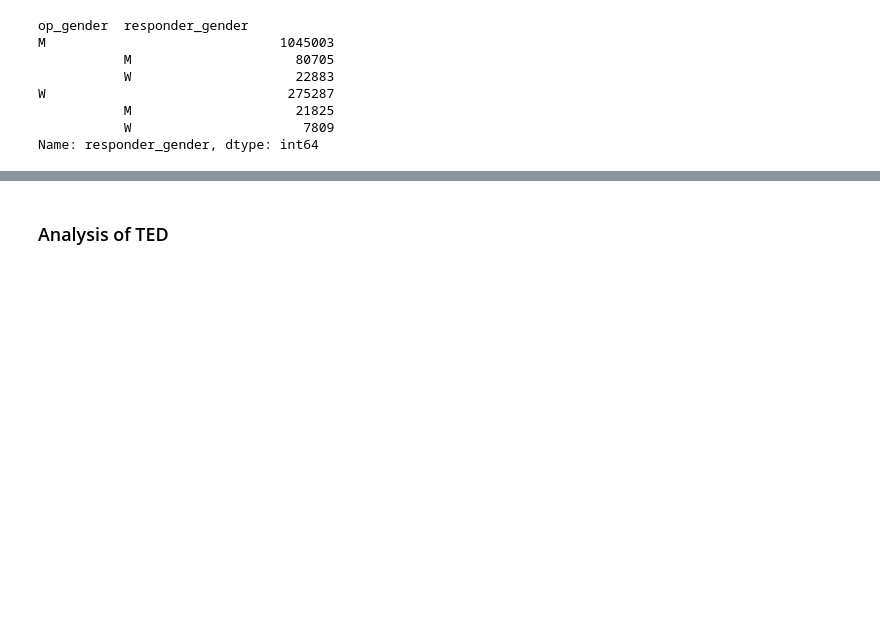
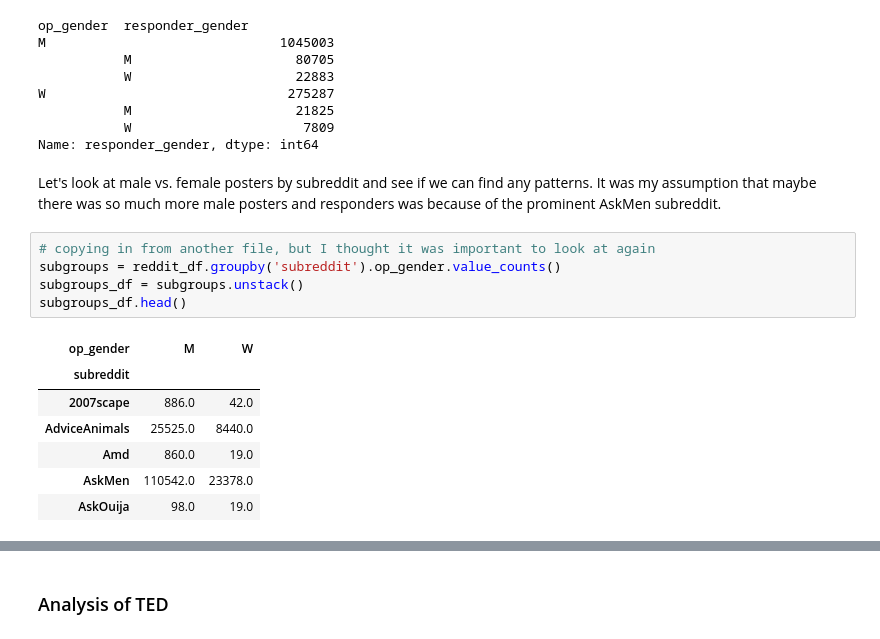
Before and after one commit to Data-Science-for-Linguists-2019/Gendered-Interaction-Online, a Jupyter notebook: exploratory_data_analysis/main_analysis.ipynb, the cells around one changed output, grey strips where cells are left out. Drawn from its saved outputs; the diff is of its cells as text; blank space fills up the shorter version.

```diff
--- a/exploratory_data_analysis/main_analysis.ipynb
+++ b/exploratory_data_analysis/main_analysis.ipynb
@@ -257,3 +259,18 @@ W                               275287
            M                     21825
            W                      7809
 Name: responder_gender, dtype: int64
+# %% [markdown]
+Let's look at male vs. female posters by subreddit and see if we can find any patterns. It was my assumption that maybe there was so much more male posters and responders was because of the prominent AskMen subreddit.
+# %%
+# copying in from another file, but I thought it was important to look at again
+subgroups = reddit_df.groupby('subreddit').op_gender.value_counts()
+subgroups_df = subgroups.unstack()
+subgroups_df.head()
+# %% [output]
+| op_gender | M | W |
+| subreddit |  |  |
+| 2007scape | 886.0 | 42.0 |
+| AdviceAnimals | 25525.0 | 8440.0 |
+| Amd | 860.0 | 19.0 |
+| AskMen | 110542.0 | 23378.0 |
+| AskOuija | 98.0 | 19.0 |
```
Also changed, not shown: parts of 5 cells of this notebook.
